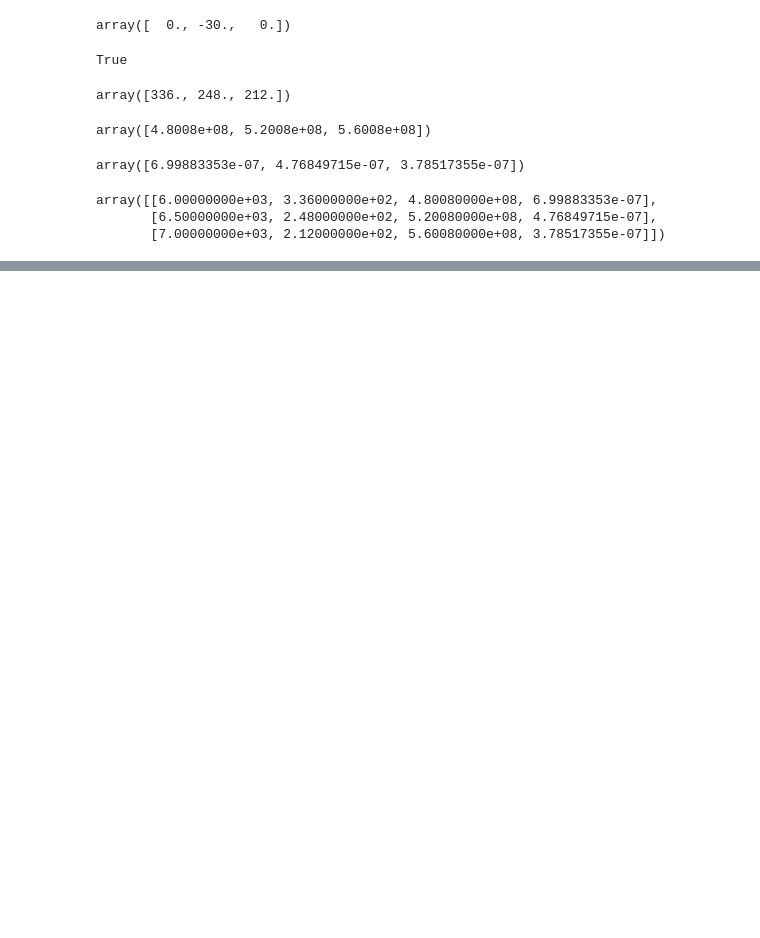
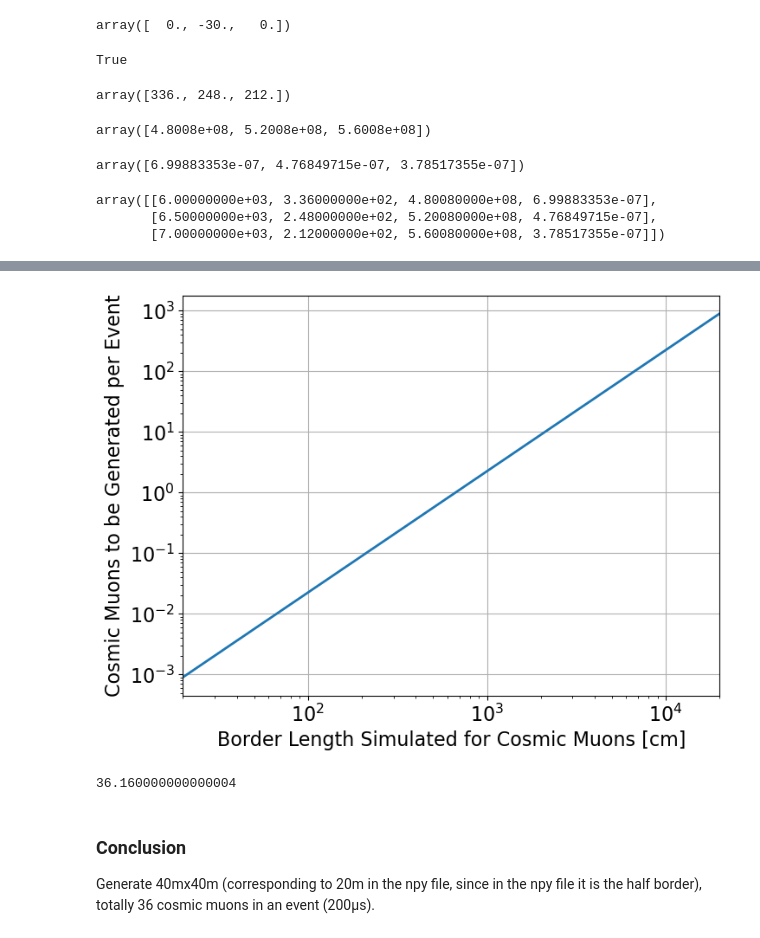
Before and after one commit to yuntsebaryon/SimpleCosmics, a Jupyter notebook: NCosmicsInTPC.ipynb, the cells around one changed output, grey strips where cells are left out. Cells and saved outputs as stored; diff of their text form; code cells hidden in the pictures; blank space fills up the shorter version.

```diff
--- a/NCosmicsInTPC.ipynb
+++ b/NCosmicsInTPC.ipynb
@@ -235,0 +250,2 @@ ax.grid(":")
+# %%
+ExpCR = CR*(((a[:,0]*2)/100)**2)*drift_time
@@ -235,0 +265,25 @@ ax.grid(":")
+# %%
+fig, ax = plt.subplots( figsize = (8, 6) )
+
+ax.plot(a[:,0]*2, ExpCR, lw = 2 )
+
+ax.set_xlabel( r'Border Length Simulated for Cosmic Muons [cm]', fontsize = 16 )
+ax.set_ylabel( r'Cosmic Muons to be Generated per Event', fontsize = 16 )
+ax.tick_params(axis = 'x', labelsize = 16)
+ax.tick_params(axis = 'y', labelsize = 16)
+
+ax.set_xscale('log')
+ax.set_yscale('log')
+ax.set_xlim( [20, 20000])
+
+ax.grid(":")
+# %% [output]
+[figure, added]
+# %%
+ExpCR[8]
+# %% [output]
+36.160000000000004
+# %% [markdown]
+### Conclusion
+
+Generate 40mx40m (corresponding to 20m in the npy file, since in the npy file it is the half border), totally 36 cosmic muons in an event (200µs).
```
Also changed, not shown: parts of 8 cells of this notebook, 2 other files.
